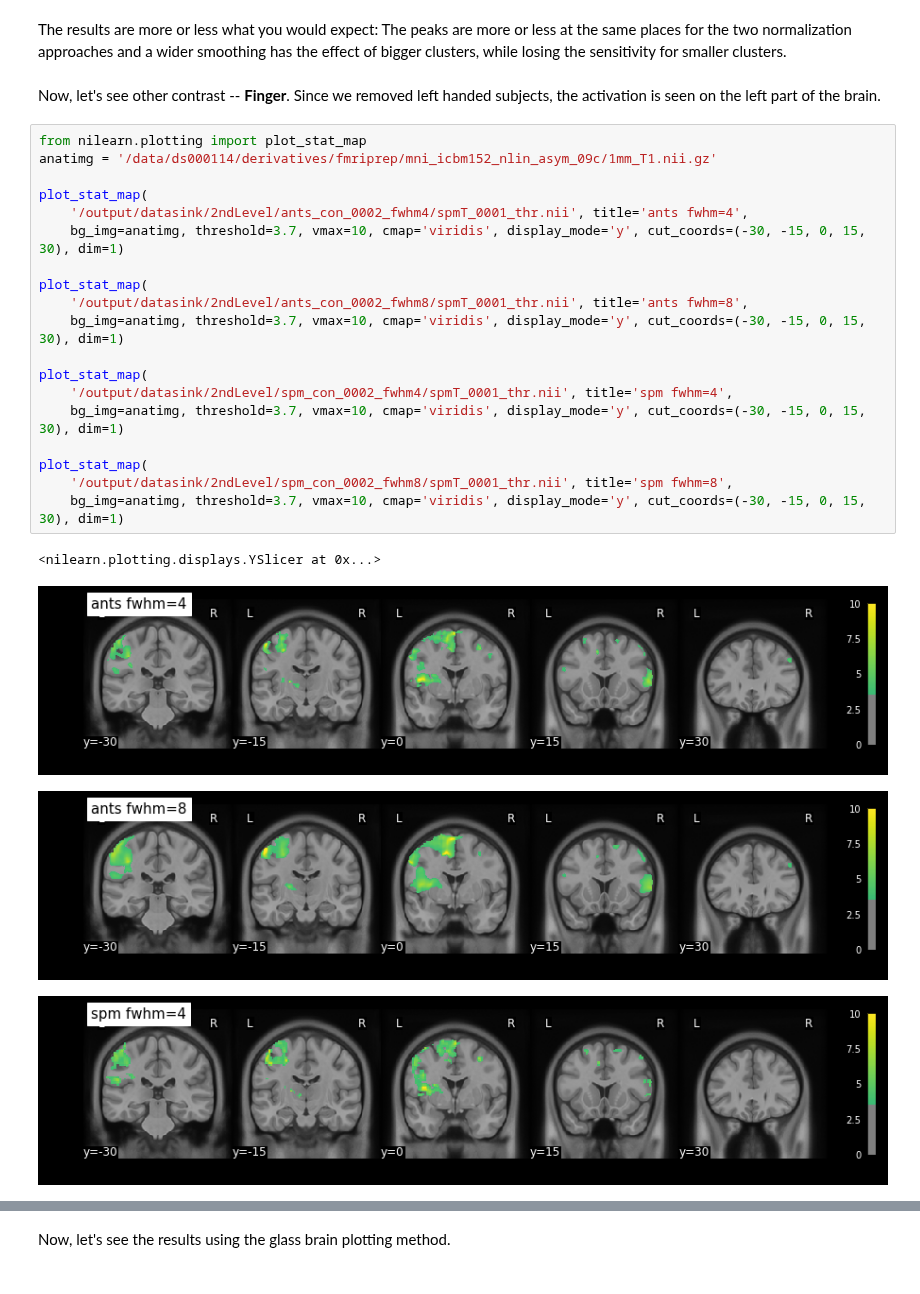
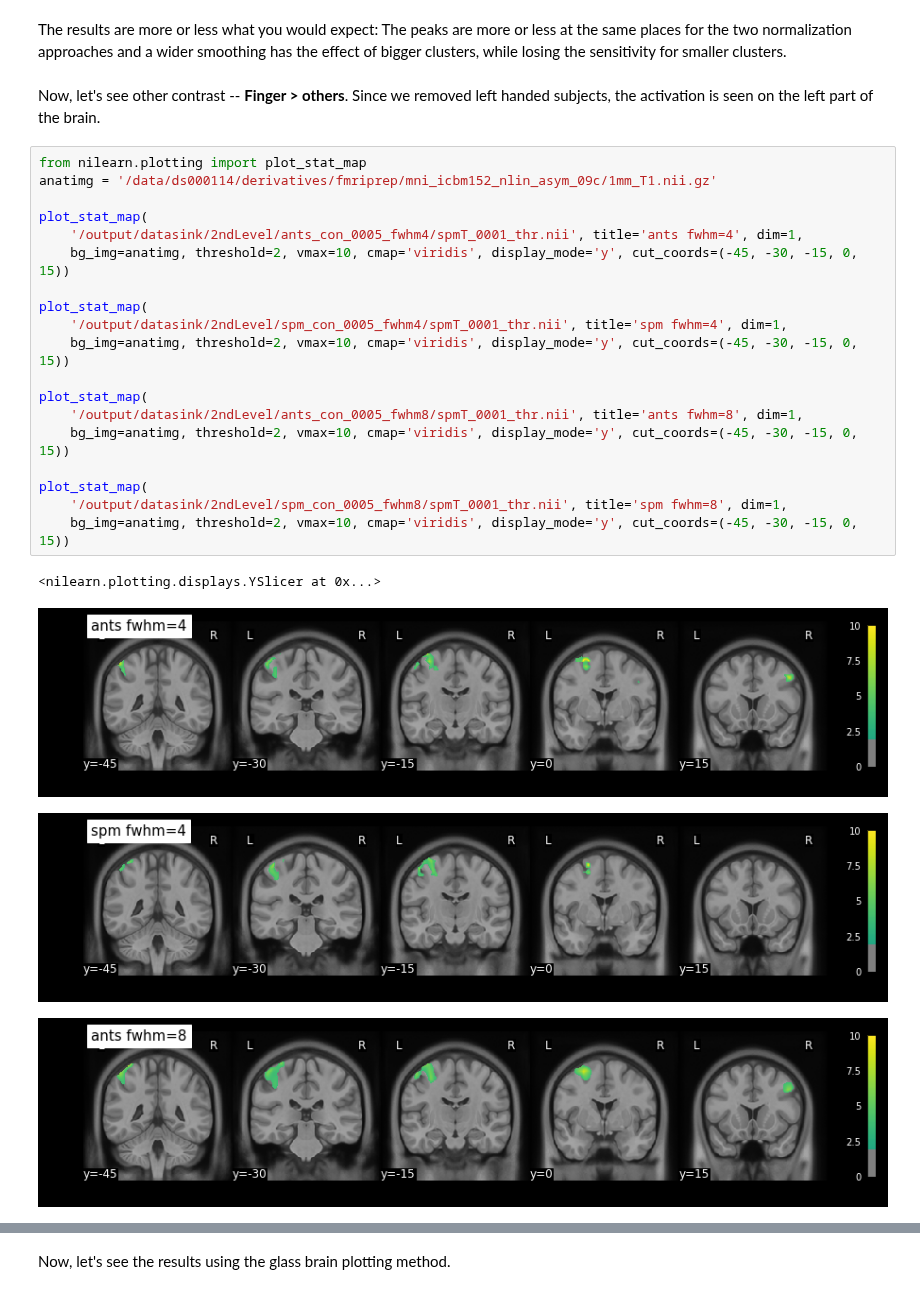
Before and after one commit to miykael/nipype_tutorial, a Jupyter notebook: notebooks/example_2ndlevel.ipynb, the cells around one changed output, grey strips where cells are left out. Saved outputs shown, nothing was run; the diff lists cells and outputs as text.

```diff
--- a/notebooks/example_2ndlevel.ipynb
+++ b/notebooks/example_2ndlevel.ipynb
@@ -295,28 +257,28 @@ Populating the interactive namespace from numpy and matplotlib
 # %% [markdown]
 The results are more or less what you would expect: The peaks are more or less at the same places for the two normalization approaches and a wider smoothing has the effect of bigger clusters, while losing the sensitivity for smaller clusters.
 # %% [markdown]
-Now, let's see other contrast -- **Finger**. Since we removed left handed subjects, the activation is seen on the left part of the brain.
+Now, let's see other contrast -- **Finger > others**. Since we removed left handed subjects, the activation is seen on the left part of the brain.
 # %%
 from nilearn.plotting import plot_stat_map
 anatimg = '/data/ds000114/derivatives/fmriprep/mni_icbm152_nlin_asym_09c/1mm_T1.nii.gz'
 
 plot_stat_map(
-    '/output/datasink/2ndLevel/ants_con_0002_fwhm4/spmT_0001_thr.nii', title='ants fwhm=4',
-    bg_img=anatimg, threshold=3.7, vmax=10, cmap='viridis', display_mode='y', cut_coords=(-30, -15, 0, 15, 30), dim=1)
+    '/output/datasink/2ndLevel/ants_con_0005_fwhm4/spmT_0001_thr.nii', title='ants fwhm=4', dim=1,
+    bg_img=anatimg, threshold=2, vmax=10, cmap='viridis', display_mode='y', cut_coords=(-45, -30, -15, 0, 15))
 
 plot_stat_map(
-    '/output/datasink/2ndLevel/ants_con_0002_fwhm8/spmT_0001_thr.nii', title='ants fwhm=8',
-    bg_img=anatimg, threshold=3.7, vmax=10, cmap='viridis', display_mode='y', cut_coords=(-30, -15, 0, 15, 30), dim=1)
+    '/output/datasink/2ndLevel/spm_con_0005_fwhm4/spmT_0001_thr.nii', title='spm fwhm=4', dim=1,
+    bg_img=anatimg, threshold=2, vmax=10, cmap='viridis', display_mode='y', cut_coords=(-45, -30, -15, 0, 15))
 
 plot_stat_map(
-    '/output/datasink/2ndLevel/spm_con_0002_fwhm4/spmT_0001_thr.nii', title='spm fwhm=4',
-    bg_img=anatimg, threshold=3.7, vmax=10, cmap='viridis', display_mode='y', cut_coords=(-30, -15, 0, 15, 30), dim=1)
+    '/output/datasink/2ndLevel/ants_con_0005_fwhm8/spmT_0001_thr.nii', title='ants fwhm=8', dim=1,
+    bg_img=anatimg, threshold=2, vmax=10, cmap='viridis', display_mode='y', cut_coords=(-45, -30, -15, 0, 15))
 
 plot_stat_map(
-    '/output/datasink/2ndLevel/spm_con_0002_fwhm8/spmT_0001_thr.nii', title='spm fwhm=8',
-    bg_img=anatimg, threshold=3.7, vmax=10, cmap='viridis', display_mode='y', cut_coords=(-30, -15, 0, 15, 30), dim=1)
+    '/output/datasink/2ndLevel/spm_con_0005_fwhm8/spmT_0001_thr.nii', title='spm fwhm=8', dim=1,
+    bg_img=anatimg, threshold=2, vmax=10, cmap='viridis', display_mode='y', cut_coords=(-45, -30, -15, 0, 15))
 # %% [output]
 <nilearn.plotting.displays.YSlicer at 0x...>
-[figure, old version]
+[figure, new version]
-[figure, old version]
+[figure, new version]
-[figure, old version]
+[figure, new version]
```
Also changed, not shown: parts of 15 cells of this notebook.
